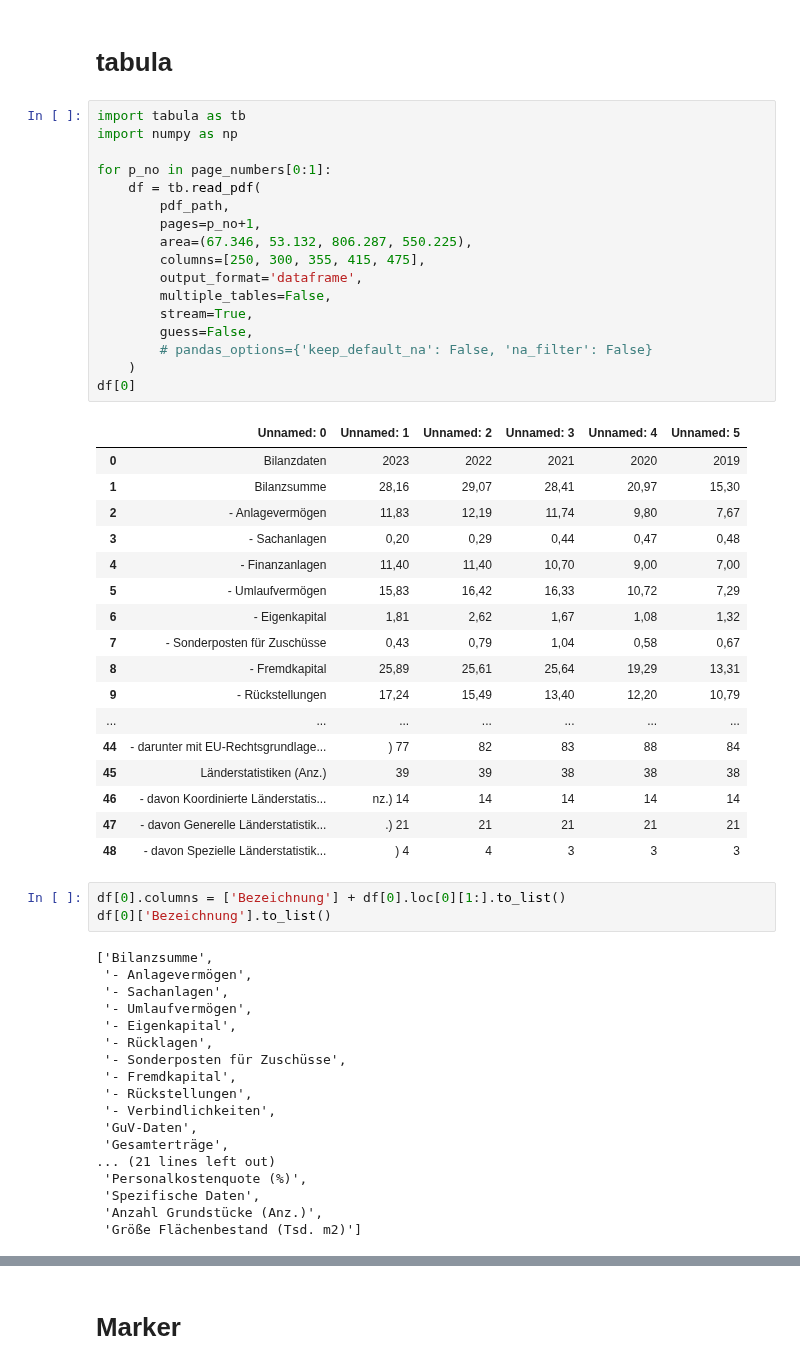
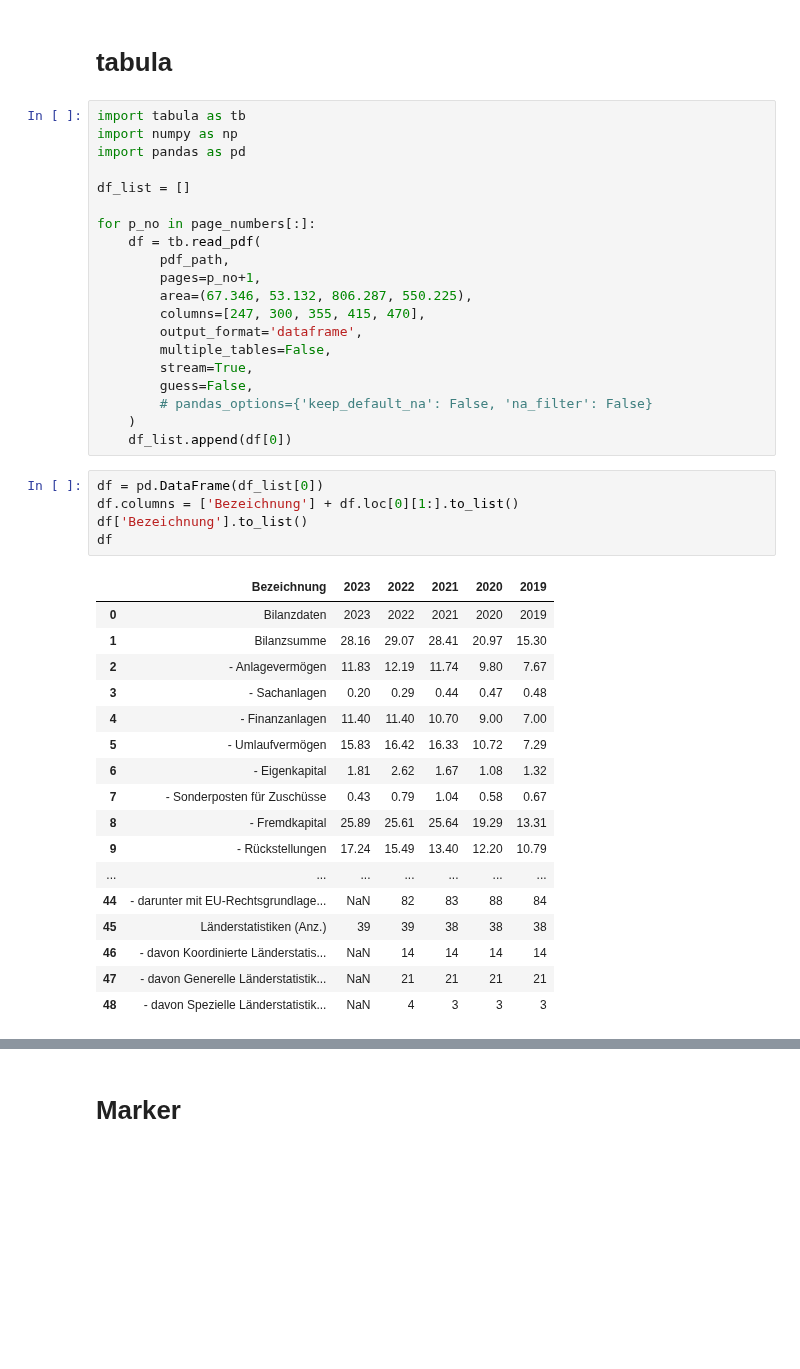
Before and after one commit to Famondir/Thesis, a Jupyter notebook: Beteiligungsberichte/extract_data_bb.ipynb, the cells around one changed output, grey strips where cells are left out. Drawn from its saved outputs; the diff is of its cells as text; blank space fills up the shorter version.

```diff
--- a/Beteiligungsberichte/extract_data_bb.ipynb
+++ b/Beteiligungsberichte/extract_data_bb.ipynb
@@ -167,56 +248,43 @@ Processing page 260, entry 59
 # %%
 import tabula as tb
 import numpy as np
+import pandas as pd
 
-for p_no in page_numbers[0:1]:
+df_list = []
+
+for p_no in page_numbers[:]:
     df = tb.read_pdf(
         pdf_path,
         pages=p_no+1,
         area=(67.346, 53.132, 806.287, 550.225),
-        columns=[250, 300, 355, 415, 475],
+        columns=[247, 300, 355, 415, 470],
         output_format='dataframe',
         multiple_tables=False,
         stream=True,
         guess=False,
         # pandas_options={'keep_default_na': False, 'na_filter': False}
     )
-df[0]
+    df_list.append(df[0])
-# %% [output]
-|  | Unnamed: 0 | Unnamed: 1 | Unnamed: 2 | Unnamed: 3 | Unnamed: 4 | Unnamed: 5 |
-| 0 | Bilanzdaten | 2023 | 2022 | 2021 | 2020 | 2019 |
-| 1 | Bilanzsumme | 28,16 | 29,07 | 28,41 | 20,97 | 15,30 |
-| 2 | - Anlagevermögen | 11,83 | 12,19 | 11,74 | 9,80 | 7,67 |
-| 3 | - Sachanlagen | 0,20 | 0,29 | 0,44 | 0,47 | 0,48 |
-| 4 | - Finanzanlagen | 11,40 | 11,40 | 10,70 | 9,00 | 7,00 |
-| 5 | - Umlaufvermögen | 15,83 | 16,42 | 16,33 | 10,72 | 7,29 |
-| 6 | - Eigenkapital | 1,81 | 2,62 | 1,67 | 1,08 | 1,32 |
-| 7 | - Sonderposten für Zuschüsse | 0,43 | 0,79 | 1,04 | 0,58 | 0,67 |
-| 8 | - Fremdkapital | 25,89 | 25,61 | 25,64 | 19,29 | 13,31 |
-| 9 | - Rückstellungen | 17,24 | 15,49 | 13,40 | 12,20 | 10,79 |
-| ... | ... | ... | ... | ... | ... | ... |
-| 44 | - darunter mit EU-Rechtsgrundlage... | ) 77 | 82 | 83 | 88 | 84 |
-| 45 | Länderstatistiken (Anz.) | 39 | 39 | 38 | 38 | 38 |
-| 46 | - davon Koordinierte Länderstatis... | nz.) 14 | 14 | 14 | 14 | 14 |
-| 47 | - davon Generelle Länderstatistik... | .) 21 | 21 | 21 | 21 | 21 |
-| 48 | - davon Spezielle Länderstatistik... | ) 4 | 4 | 3 | 3 | 3 |
 # %%
-df[0].columns = ['Bezeichnung'] + df[0].loc[0][1:].to_list()
-df[0]['Bezeichnung'].to_list()
+df = pd.DataFrame(df_list[0])
+df.columns = ['Bezeichnung'] + df.loc[0][1:].to_list()
+df['Bezeichnung'].to_list()
+df
 # %% [output]
-['Bilanzsumme',
- '- Anlagevermögen',
- '- Sachanlagen',
- '- Umlaufvermögen',
- '- Eigenkapital',
- '- Rücklagen',
- '- Sonderposten für Zuschüsse',
- '- Fremdkapital',
- '- Rückstellungen',
- '- Verbindlichkeiten',
- 'GuV-Daten',
- 'Gesamterträge',
-... (21 lines left out)
- 'Personalkostenquote (%)',
- 'Spezifische Daten',
- 'Anzahl Grundstücke (Anz.)',
- 'Größe Flächenbestand (Tsd. m2)']
+|  | Bezeichnung | 2023 | 2022 | 2021 | 2020 | 2019 |
+| 0 | Bilanzdaten | 2023 | 2022 | 2021 | 2020 | 2019 |
+| 1 | Bilanzsumme | 28.16 | 29.07 | 28.41 | 20.97 | 15.30 |
+| 2 | - Anlagevermögen | 11.83 | 12.19 | 11.74 | 9.80 | 7.67 |
+| 3 | - Sachanlagen | 0.20 | 0.29 | 0.44 | 0.47 | 0.48 |
+| 4 | - Finanzanlagen | 11.40 | 11.40 | 10.70 | 9.00 | 7.00 |
+| 5 | - Umlaufvermögen | 15.83 | 16.42 | 16.33 | 10.72 | 7.29 |
+| 6 | - Eigenkapital | 1.81 | 2.62 | 1.67 | 1.08 | 1.32 |
+| 7 | - Sonderposten für Zuschüsse | 0.43 | 0.79 | 1.04 | 0.58 | 0.67 |
+| 8 | - Fremdkapital | 25.89 | 25.61 | 25.64 | 19.29 | 13.31 |
+| 9 | - Rückstellungen | 17.24 | 15.49 | 13.40 | 12.20 | 10.79 |
+| ... | ... | ... | ... | ... | ... | ... |
+| 44 | - darunter mit EU-Rechtsgrundlage... | NaN | 82 | 83 | 88 | 84 |
+| 45 | Länderstatistiken (Anz.) | 39 | 39 | 38 | 38 | 38 |
+| 46 | - davon Koordinierte Länderstatis... | NaN | 14 | 14 | 14 | 14 |
+| 47 | - davon Generelle Länderstatistik... | NaN | 21 | 21 | 21 | 21 |
+| 48 | - davon Spezielle Länderstatistik... | NaN | 4 | 3 | 3 | 3 |
```
Also changed, not shown: parts of 15 cells of this notebook.
